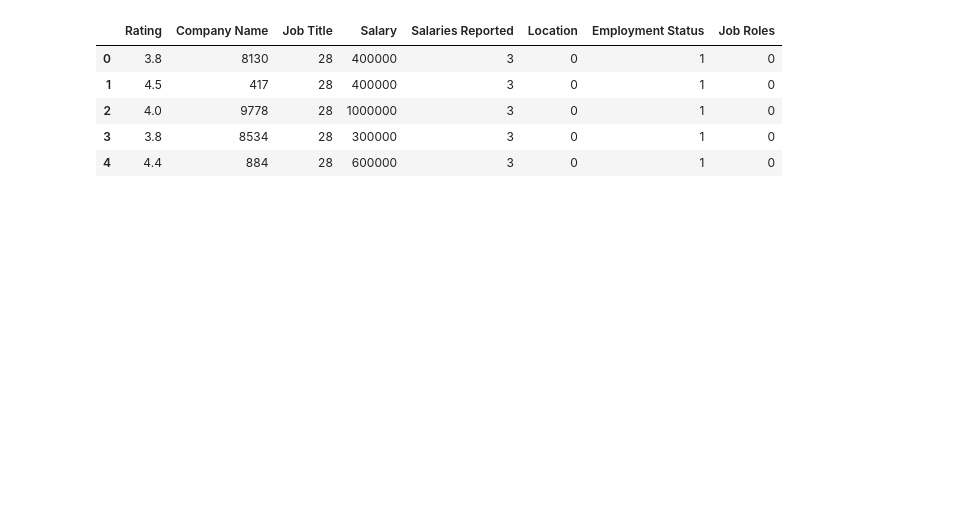
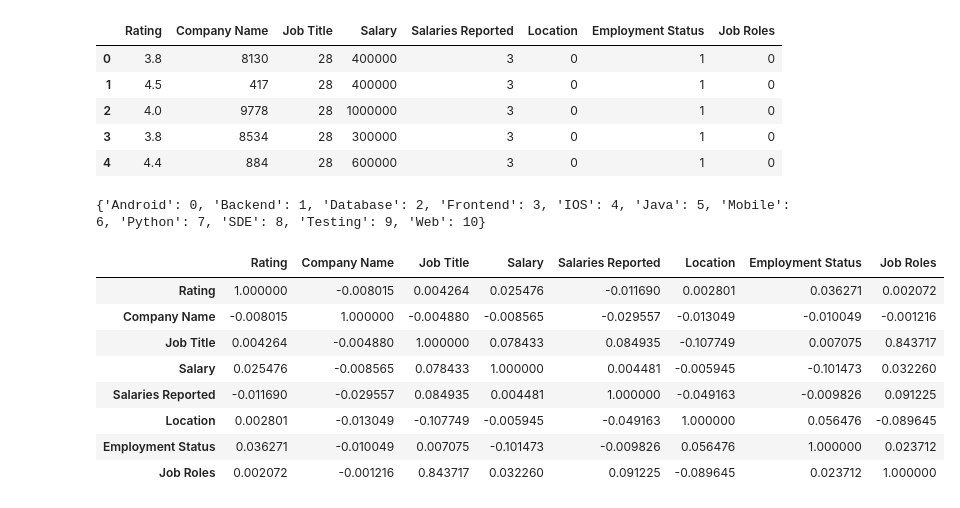
Before and after one commit to pranavsambyal/AI-BackTracking, a Jupyter notebook: DataPreprocessing.ipynb, the cells around one changed output. Cells and saved outputs as stored; diff of their text form; code cells hidden in the pictures; blank space fills up the shorter version.

```diff
--- a/DataPreprocessing.ipynb
+++ b/DataPreprocessing.ipynb
@@ -93,3 +152,22 @@ data.head()
 | 2 | 4.0 | 9778 | 28 | 1000000 | 3 | 0 | 1 | 0 |
 | 3 | 3.8 | 8534 | 28 | 300000 | 3 | 0 | 1 | 0 |
 | 4 | 4.4 | 884 | 28 | 600000 | 3 | 0 | 1 | 0 |
+# %%
+keys = le4.classes_
+values = le4.transform(le4.classes_)
+rolesDict = dict(zip(keys, values))
+print(rolesDict)
+# %% [output]
+{'Android': 0, 'Backend': 1, 'Database': 2, 'Frontend': 3, 'IOS': 4, 'Java': 5, 'Mobile': 6, 'Python': 7, 'SDE': 8, 'Testing': 9, 'Web': 10}
+# %%
+data.corr()
+# %% [output]
+|  | Rating | Company Name | Job Title | Salary | Salaries Reported | Location | Employment Status | Job Roles |
+| Rating | 1.000000 | -0.008015 | 0.004264 | 0.025476 | -0.011690 | 0.002801 | 0.036271 | 0.002072 |
+| Company Name | -0.008015 | 1.000000 | -0.004880 | -0.008565 | -0.029557 | -0.013049 | -0.010049 | -0.001216 |
+| Job Title | 0.004264 | -0.004880 | 1.000000 | 0.078433 | 0.084935 | -0.107749 | 0.007075 | 0.843717 |
+| Salary | 0.025476 | -0.008565 | 0.078433 | 1.000000 | 0.004481 | -0.005945 | -0.101473 | 0.032260 |
+| Salaries Reported | -0.011690 | -0.029557 | 0.084935 | 0.004481 | 1.000000 | -0.049163 | -0.009826 | 0.091225 |
+| Location | 0.002801 | -0.013049 | -0.107749 | -0.005945 | -0.049163 | 1.000000 | 0.056476 | -0.089645 |
+| Employment Status | 0.036271 | -0.010049 | 0.007075 | -0.101473 | -0.009826 | 0.056476 | 1.000000 | 0.023712 |
+| Job Roles | 0.002072 | -0.001216 | 0.843717 | 0.032260 | 0.091225 | -0.089645 | 0.023712 | 1.000000 |
```
Also changed, not shown: parts of 25 cells of this notebook.
